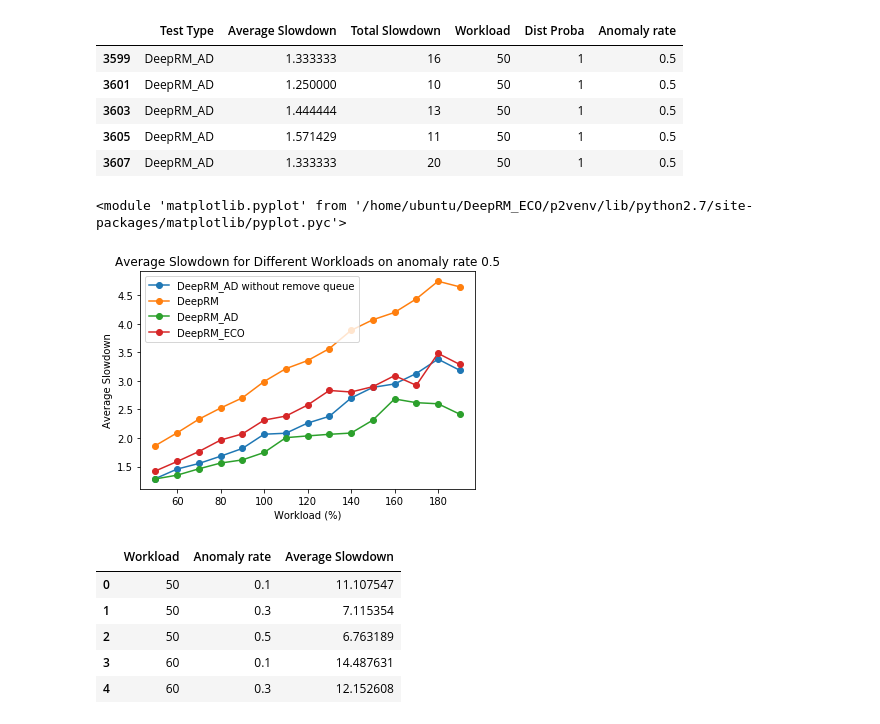
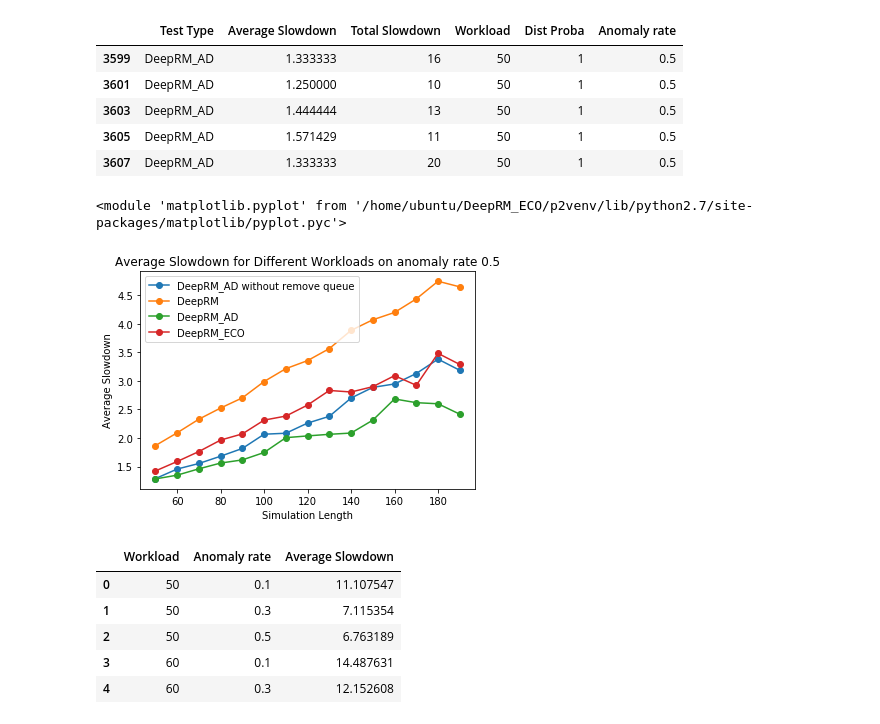
Before and after one commit to Jinobey/DeepRM_2, a Jupyter notebook: results_slowdown/slowdownplot.ipynb, the cells around one changed output. Cells and saved outputs as stored; diff of their text form; code cells hidden in the pictures.

```diff
--- a/results_slowdown/slowdownplot.ipynb
+++ b/results_slowdown/slowdownplot.ipynb
@@ -258,35 +258,35 @@ import matplotlib.pyplot as plt
 
 
 workloads1 = df1_05['Workload'].unique()
 workloads1.sort()
 average_slowdowns1 = [df1_05[df1_05['Workload'] == workload]['Average Slowdown'].mean() for workload in workloads1]
 
 workloads2 = df2_05['Workload'].unique()
 workloads2.sort()
 average_slowdowns2 = [df2_05[df2_05['Workload'] == workload]['Average Slowdown'].mean() for workload in workloads2]
 
 workloads3 = df3_05['Workload'].unique()
 workloads3.sort()
 average_slowdowns3 = [df3_05[df3_05['Workload'] == workload]['Average Slowdown'].mean() for workload in workloads3]
 
 workloads4 = df4_05['Workload'].unique()
 workloads4.sort()
 average_slowdowns4 = [df4_05[df4_05['Workload'] == workload]['Average Slowdown'].mean() for workload in workloads4]
 
 
 plt.plot(workloads1, average_slowdowns1, 'o-', label='DeepRM_AD without remove queue')
 plt.plot(workloads2, average_slowdowns2, 'o-', label='DeepRM')
 plt.plot(workloads3, average_slowdowns3, 'o-', label='DeepRM_AD')
 plt.plot(workloads4, average_slowdowns4, 'o-', label='DeepRM_ECO')
 
 plt.title('Average Slowdown for Different Workloads on anomaly rate 0.5')
-plt.xlabel('Workload (%)')
+plt.xlabel('Simulation Length')
 plt.ylabel('Average Slowdown')
 plt.legend()
 plt
 # %% [output]
 <module 'matplotlib.pyplot' from '/home/ubuntu/DeepRM_ECO/p2venv/lib/python2.7/site-packages/matplotlib/pyplot.pyc'>
-[figure, old version]
+[figure, new version]
 # %%
 dfm = pd.read_csv('../metrics.csv')
 
```
Also changed, not shown: parts of 5 cells of this notebook.
